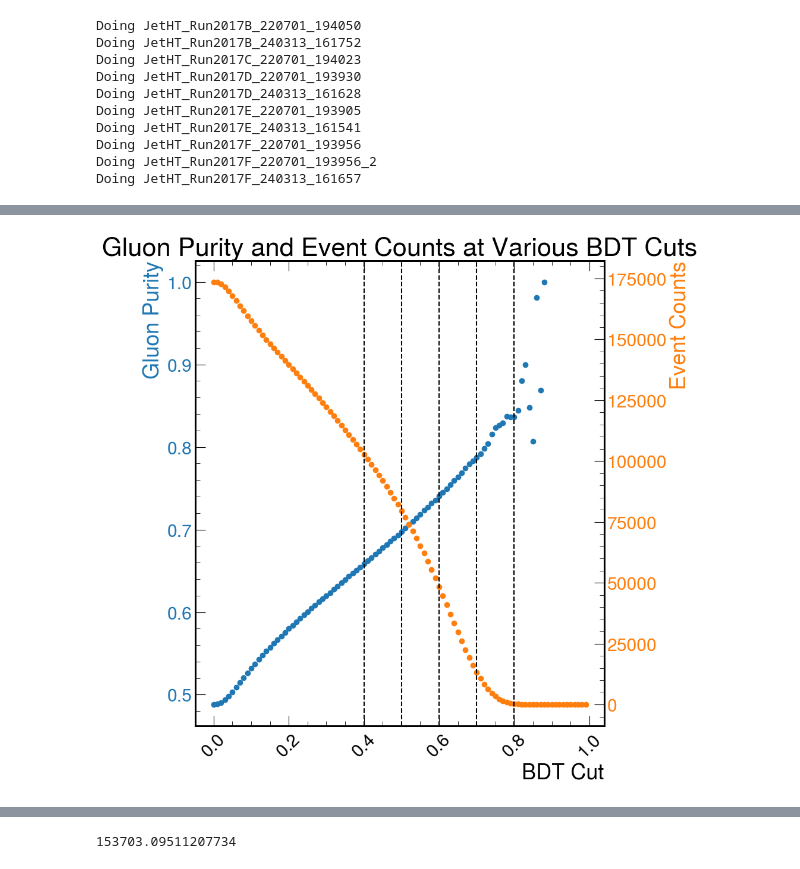
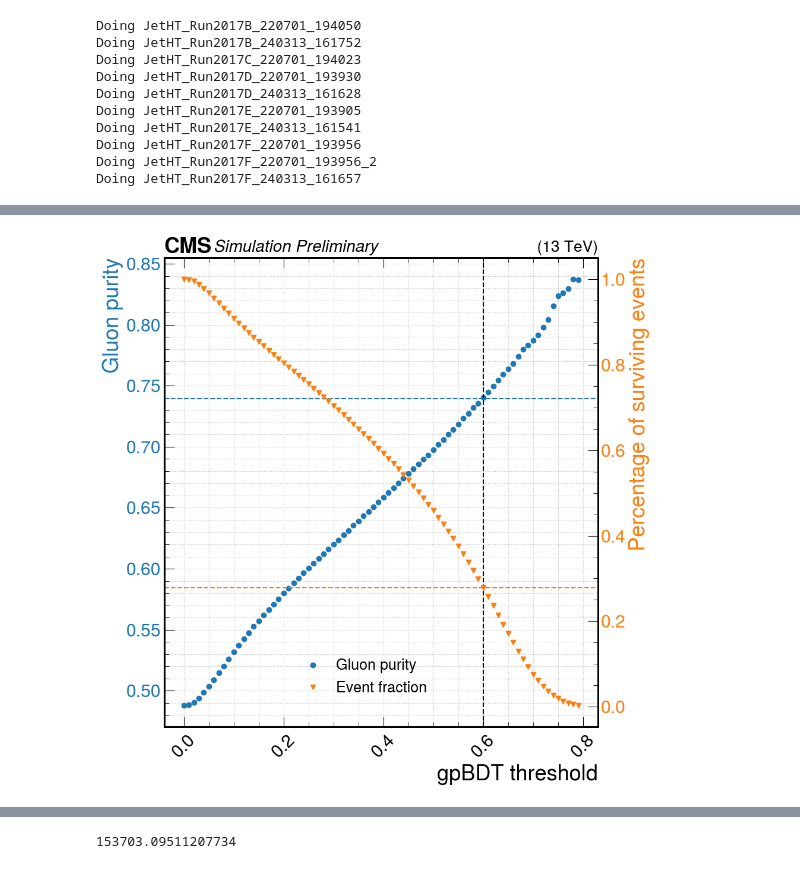
Before and after one commit to cmoore24-24/hgg, a Jupyter notebook: standalone_notebooks/skims/gluon_finding/bdt_cut.ipynb, the cells around one changed output, grey strips where cells are left out. Drawn from its saved outputs; the diff is of its cells as text; code cells hidden in the pictures.

```diff
--- a/standalone_notebooks/skims/gluon_finding/bdt_cut.ipynb
+++ b/standalone_notebooks/skims/gluon_finding/bdt_cut.ipynb
@@ -88,6 +91,14 @@ Doing qcd_3200toInf
 Doing qcd_470to600
 Doing qcd_600to800
 Doing qcd_800to1000
+# %%
+qcd_is_gluon = {}
+for i in qcd:
+    qcd_is_gluon[i] = qcd[i][qcd[i].goodjets[:,0].isGluon]
+
+qcd_no_gluon = {}
+for i in qcd:
+    qcd_no_gluon[i] = qcd[i][~qcd[i].goodjets[:,0].isGluon]
 # %%
 for i in data:
     print(f'Doing {i}')
@@ -149,19 +166,19 @@ totals = totals2
 def make_scaled_hist(group, prefix, var_name, range_down, range_up, bins=40, which_index=None, absv=False):
     hists = {}
     for i in group:
-        new_hist = hist.Hist.new.Reg(bins, range_down, range_up,
-                                     name='variable', label=var_name).Weight()
+        new_hist = (hist.Hist.new.Reg(bins, range_down, range_up,name='variable',label=var_name).Weight())
         if which_index==None:
             to_fill = group[i][prefix][var_name]
         else:
-            to_fill = group[i][prefix][var_name][:,which_index]
+            temp = group[i][(abs(group[i]['goodjets']['eta'][:,which_index]) >= 1.44)]
+            to_fill = temp[prefix][var_name][:,which_index]
         if absv:
             to_fill = abs(to_fill)
         new_hist.fill(variable=to_fill)
         hists[i] = new_hist
 
     for i in hists:
-        scale = ((44.99*(xsecs[i]*1000))/totals[i])
+        scale = ((41.5*(xsecs[i]*1000))/totals[i])
         hists[i].view(flow=True)[:] *= scale
 
     sum_hist = sum([hists[i] for i in hists])
@@ -289,32 +340,42 @@ plt.show()
 # %%
 fig, ax1 = plt.subplots()
 
-x_vals = [int(i)/100 for i in list(lead_per.keys())]
-y1 = list(lead_per.values())
-y2 = list(lead_counts.values())
+top_bin=80
+x_vals = [int(i)/100 for i in list(lead_per.keys())][:top_bin]
+y1 = list(lead_per.values())[:top_bin]
+y2 = list(lead_counts.values())[:top_bin] / list(lead_counts.values())[0]
 
-ax1.scatter(x_vals, y1, color='tab:blue', label='Purity')
-ax1.set_ylabel('Gluon Purity', color='tab:blue')
+ax1.scatter(x_vals, y1, color='tab:blue', label='Gluon purity', zorder=5)
+ax1.set_ylabel('Gluon purity', color='tab:blue')
 ax1.tick_params(axis='y', labelcolor='tab:blue')
-ax1.set_xlabel('BDT Cut')
-ax1.set_title('Gluon Purity and Event Counts at Various BDT Cuts')
+ax1.set_xlabel('gpBDT threshold')
+# ax1.set_title('Gluon Purity and Event Counts at Various BDT Cuts')
 ax1.tick_params(axis='x', rotation=45)
 
 ax2 = ax1.twinx()
-ax2.scatter(x_vals, y2, color='tab:orange', label='Event Count')
-ax2.set_ylabel('Event Counts', color='tab:orange')
+ax2.scatter(x_vals, y2, color='tab:orange', label='Event count', zorder=2, marker='v')
+ax2.set_ylabel('Percentage of surviving events', color='tab:orange')
 ax2.tick_params(axis='y', labelcolor='tab:orange')
 
-plt.axvline(x=0.4, linestyle='--', color='black')
-plt.axvline(x=0.5, linestyle='--', color='black')
-plt.axvline(x=0.6, linestyle='--', color='black')
-plt.axvline(x=0.7, linestyle='--', color='black')
-plt.axvline(x=0.8, linestyle='--', color='black')
+hep.cms.label('Preliminary', fontsize=20)
 
+plt.axvline(x=0.6, color='black', linestyle='--', zorder=0)
+plt.axhline(y=0.72, color='tab:blue', linestyle='--', zorder=1)
+plt.axhline(y=0.279, color='tab:orange', linestyle='--', zorder=1)
+
+ax1.grid(which='both')
+ax2.grid(False)
+
+custom_lines = [
+    Line2D([0], [0], color='tab:blue', marker='o', linestyle=' '),
+    Line2D([0], [0], color='tab:orange', marker='v', linestyle=' '),
+]
+
+plt.legend(custom_lines, ['Gluon purity', 'Event fraction'], fontsize=18, loc=(0.3,0.05))
 plt.tight_layout()
 plt.show()
 # %% [output]
-[figure, old version]
+[figure, new version]
 # %%
 top_bin = 80
 plt.grid(True)
```
Also changed, not shown: parts of 19 cells of this notebook, 38 other files.
